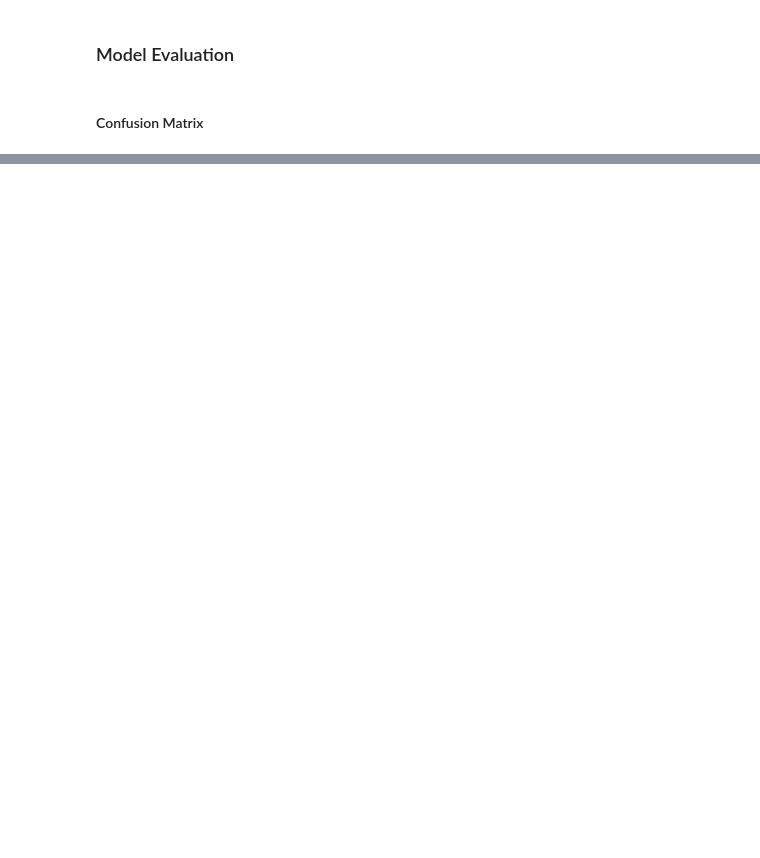
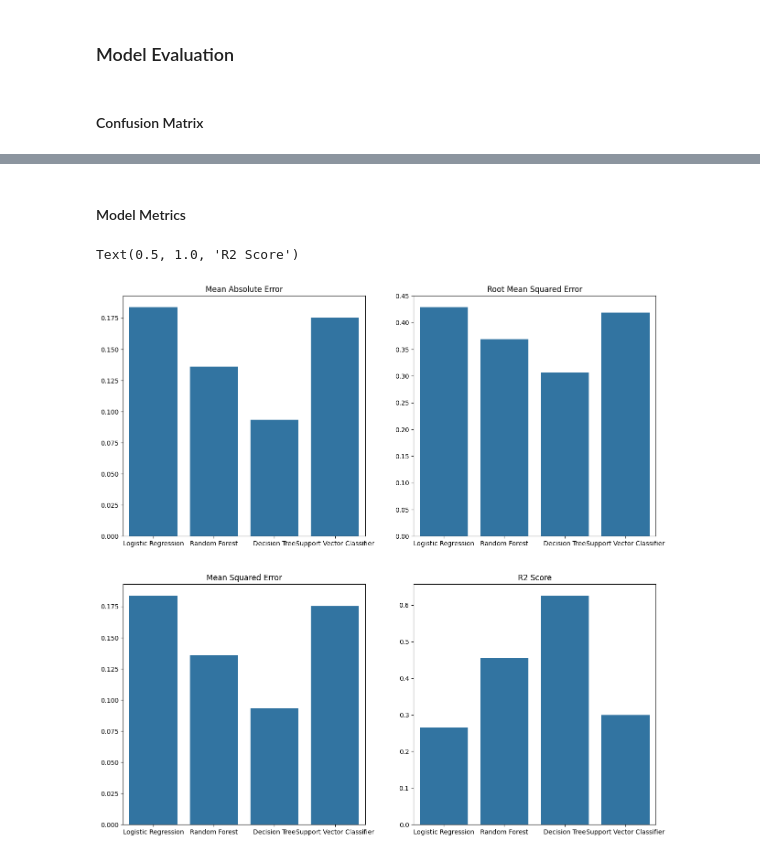
Before and after one commit to karmegamwithai/Osteoporosis-Risk-Prediction, a Jupyter notebook: notebook/Model_Building.ipynb, the cells around one changed output, grey strips where cells are left out. Cells and saved outputs as stored; diff of their text form; code cells hidden in the pictures; blank space fills up the shorter version.

```diff
--- a/notebook/Model_Building.ipynb
+++ b/notebook/Model_Building.ipynb
@@ -237,0 +293,26 @@ fig,ax = plt.sub
+# %% [markdown]
+#### Model Metrics
+# %%
+from sklearn.metrics import mean_absolute_error,mean_squared_error,r2_score,root_mean_squared_error
+
+fix,ax = plt.subplots(2,2,figsize=(15,15))
+models=['Logistic Regression','Random Forest','Decision Tree','Support Vector Classifier']
+mae = [mean_absolute_error(y_test,lr_prediction),mean_absolute_error(y_test,rfc_pred),mean_absolute_error(y_test,dtree_pred),mean_absolute_error(y_test,svc_predit)]
+mse = [mean_squared_error(y_test,lr_prediction),mean_squared_error(y_test,rfc_pred),mean_squared_error(y_test,dtree_pred),mean_squared_error(y_test,svc_predit)]
+rmse = [root_mean_squared_error(y_test,lr_prediction),root_mean_squared_error(y_test,rfc_pred),root_mean_squared_error(y_test,dtree_pred),root_mean_squared_error(y_test,svc_predit)]
+r2=[r2_score(y_test,lr_prediction),r2_score(y_test,rfc_pred),r2_score(y_test,dtree_pred),r2_score(y_test,svc_predit)]
+
+#Mean absoulte error
+sns.barplot(x=models,y=mae,ax=ax[0,0]).set_title('Mean Absolute Error')
+
+#Mean squard error
+sns.barplot(x=models,y=mse,ax=ax[1,0]).set_title('Mean Squared Error')
+
+#root mean squared error
+sns.barplot(x=models,y=rmse,ax=ax[0,1]).set_title('Root Mean Squared Error')
+
+#R2 score
+sns.barplot(x=models,y=r2,ax=ax[1,1]).set_title('R2 Score')
+# %% [output]
+Text(0.5, 1.0, 'R2 Score')
+[figure, added]
```
Also changed, not shown: parts of 20 cells of this notebook, 1 other file.
